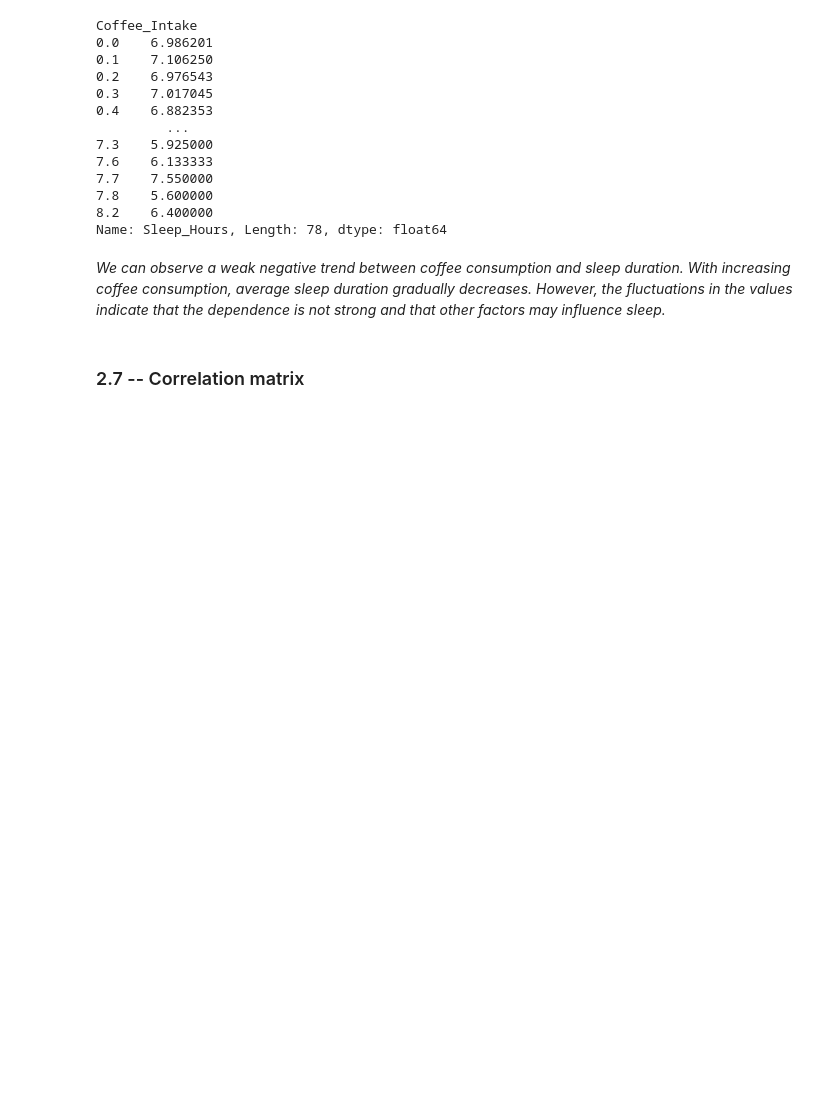
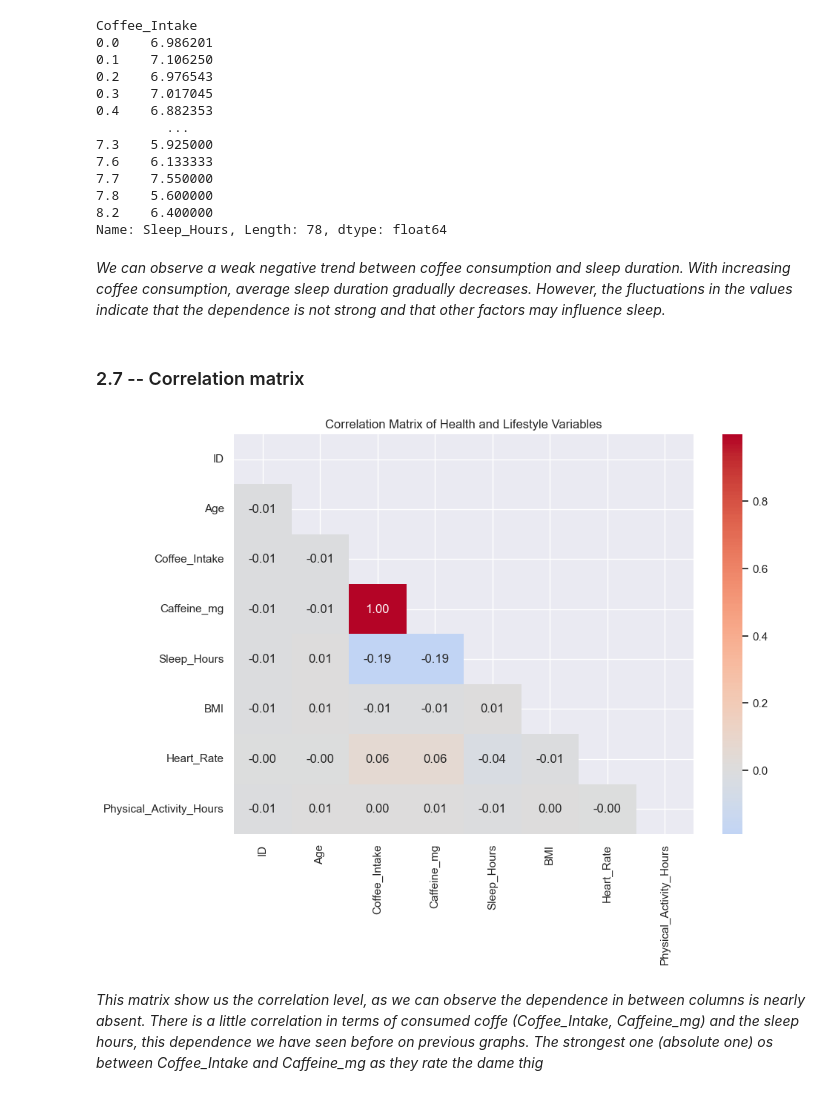
Before and after one commit to OnishchenkoDaria/data-processing-labs, a Jupyter notebook: lab_2/sample.ipynb, the cells around one changed output. Cells and saved outputs as stored; diff of their text form; code cells hidden in the pictures; blank space fills up the shorter version.

```diff
--- a/lab_2/sample.ipynb
+++ b/lab_2/sample.ipynb
@@ -264,3 +264,16 @@ Name: Sleep_Hours, Length: 78, dtype: float64
 _We can observe a weak negative trend between coffee consumption and sleep duration. With increasing coffee consumption, average sleep duration gradually decreases. However, the fluctuations in the values indicate that the dependence is not strong and that other factors may influence sleep._
 # %% [markdown]
 ### 2.7 -- Correlation matrix
+# %%
+numeric_df = df.select_dtypes(include=[np.number])
+corr_matrix = numeric_df.corr()
+
+plt.figure(figsize=(10,7))
+mask = np.triu(np.ones_like(corr_matrix, dtype=bool))
+sns.heatmap( corr_matrix, mask=mask, annot=True, cmap="coolwarm", center=0, fmt=".2f")
+plt.title("Correlation Matrix of Health and Lifestyle Variables")
+plt.show()
+# %% [output]
+[figure, added]
+# %% [markdown]
+_This matrix show us the correlation level, as we can observe the dependence in between columns is nearly absent. There is a little correlation in terms of consumed coffe (Coffee_Intake, Caffeine_mg) and the sleep hours, this dependence we have seen before on previous graphs. The strongest one (absolute one) os between Coffee_Intake and Caffeine_mg as they rate the dame thig_
```
